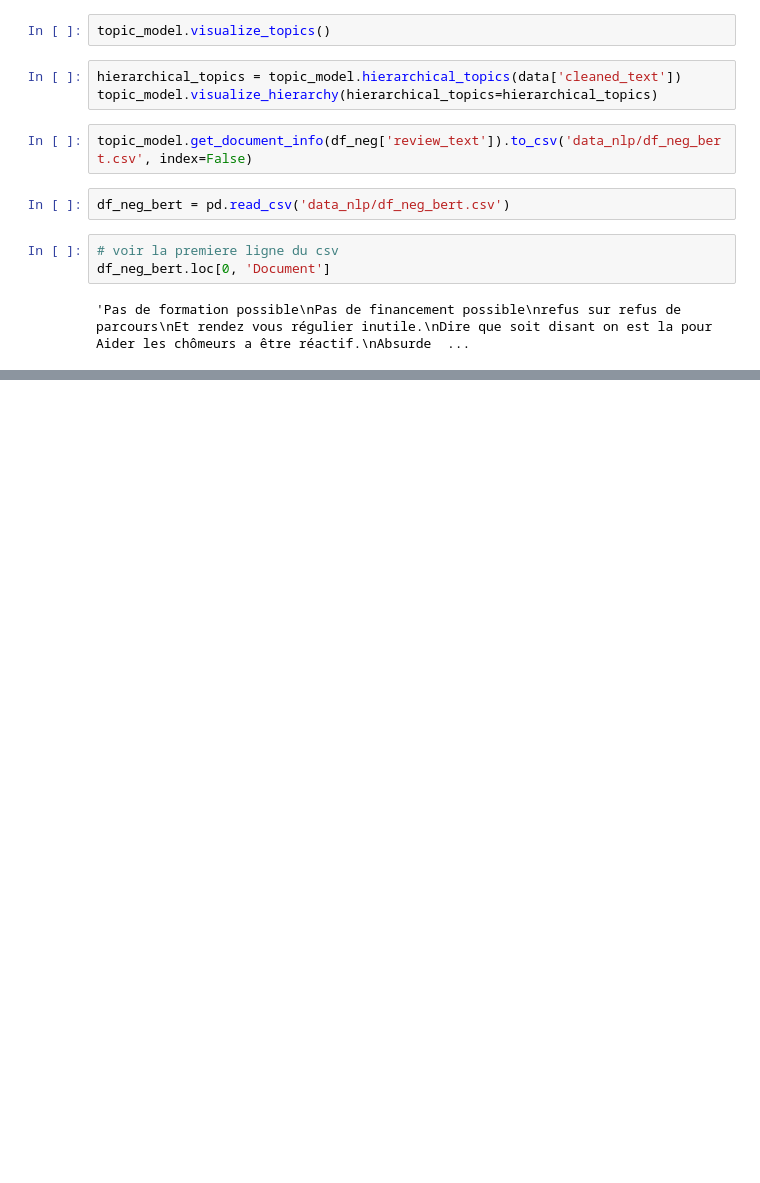
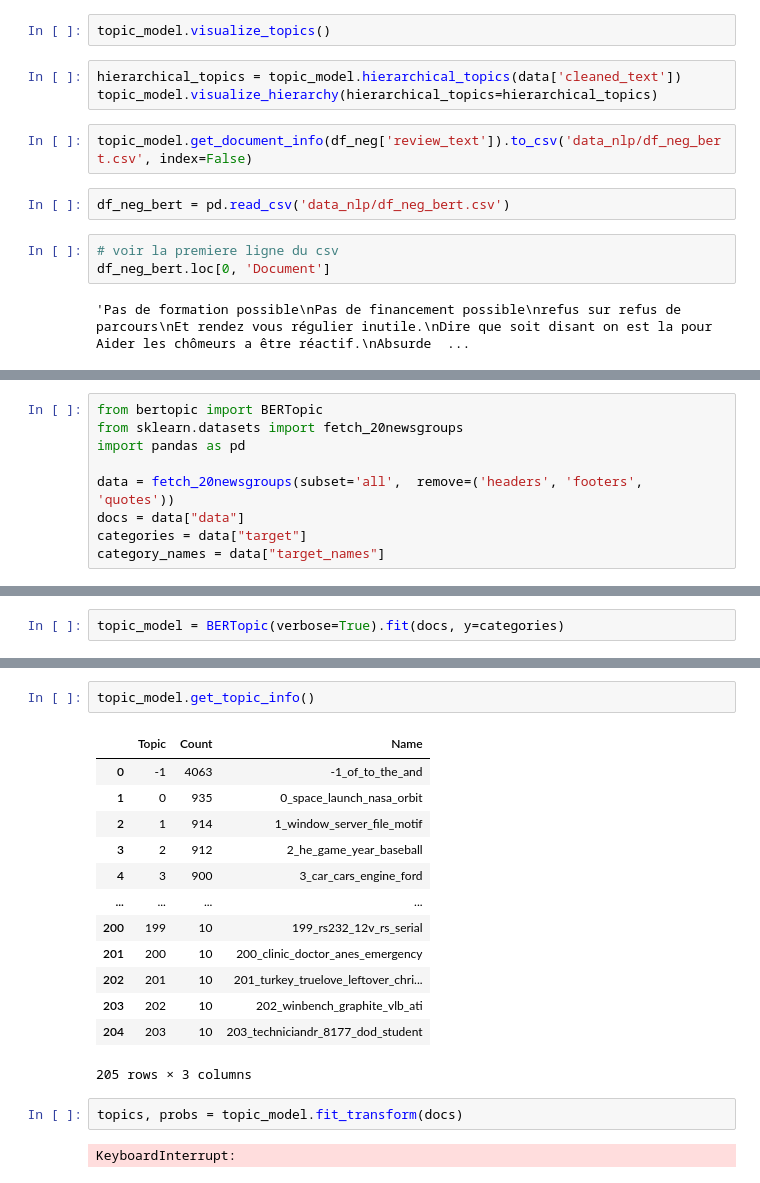
Before and after one commit to projetgouv/scraping, a Jupyter notebook: bert.ipynb, the cells around one changed output, grey strips where cells are left out. Cells and saved outputs as stored; diff of their text form; blank space fills up the shorter version.

```diff
--- a/bert.ipynb
+++ b/bert.ipynb
@@ -164,0 +133,9 @@ Le fichier CSV a été créé avec succès.
+# %%
+from bertopic import BERTopic
+from sklearn.datasets import fetch_20newsgroups
+import pandas as pd
+
+data = fetch_20newsgroups(subset='all',  remove=('headers', 'footers', 'quotes'))
+docs = data["data"]
+categories = data["target"]
+category_names = data["target_names"]
@@ -164,0 +162,2 @@ Le fichier CSV a été créé avec succès.
+# %%
+topic_model = BERTopic(verbose=True).fit(docs, y=categories)
@@ -164,0 +188,20 @@ Le fichier CSV a été créé avec succès.
+# %%
+topic_model.get_topic_info()
+# %% [output]
+|  | Topic | Count | Name |
+| 0 | -1 | 4063 | -1_of_to_the_and |
+| 1 | 0 | 935 | 0_space_launch_nasa_orbit |
+| 2 | 1 | 914 | 1_window_server_file_motif |
+| 3 | 2 | 912 | 2_he_game_year_baseball |
+| 4 | 3 | 900 | 3_car_cars_engine_ford |
+| ... | ... | ... | ... |
+| 200 | 199 | 10 | 199_rs232_12v_rs_serial |
+| 201 | 200 | 10 | 200_clinic_doctor_anes_emergency |
+| 202 | 201 | 10 | 201_turkey_truelove_leftover_chri... |
+| 203 | 202 | 10 | 202_winbench_graphite_vlb_ati |
+| 204 | 203 | 10 | 203_techniciandr_8177_dod_student |
+205 rows × 3 columns
+# %%
+topics, probs = topic_model.fit_transform(docs)
+# %% [output]
+KeyboardInterrupt:
```
Also changed, not shown: parts of 5 cells of this notebook, 8 other files.
